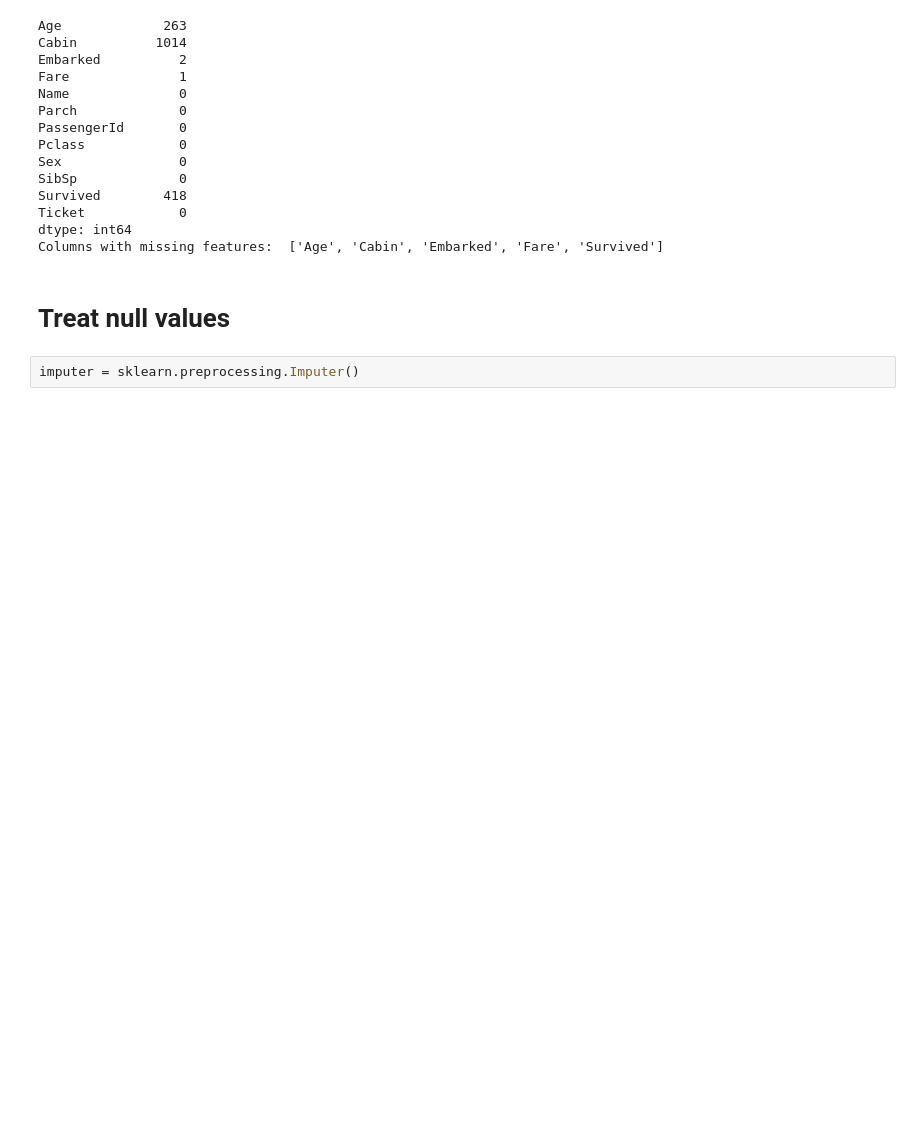
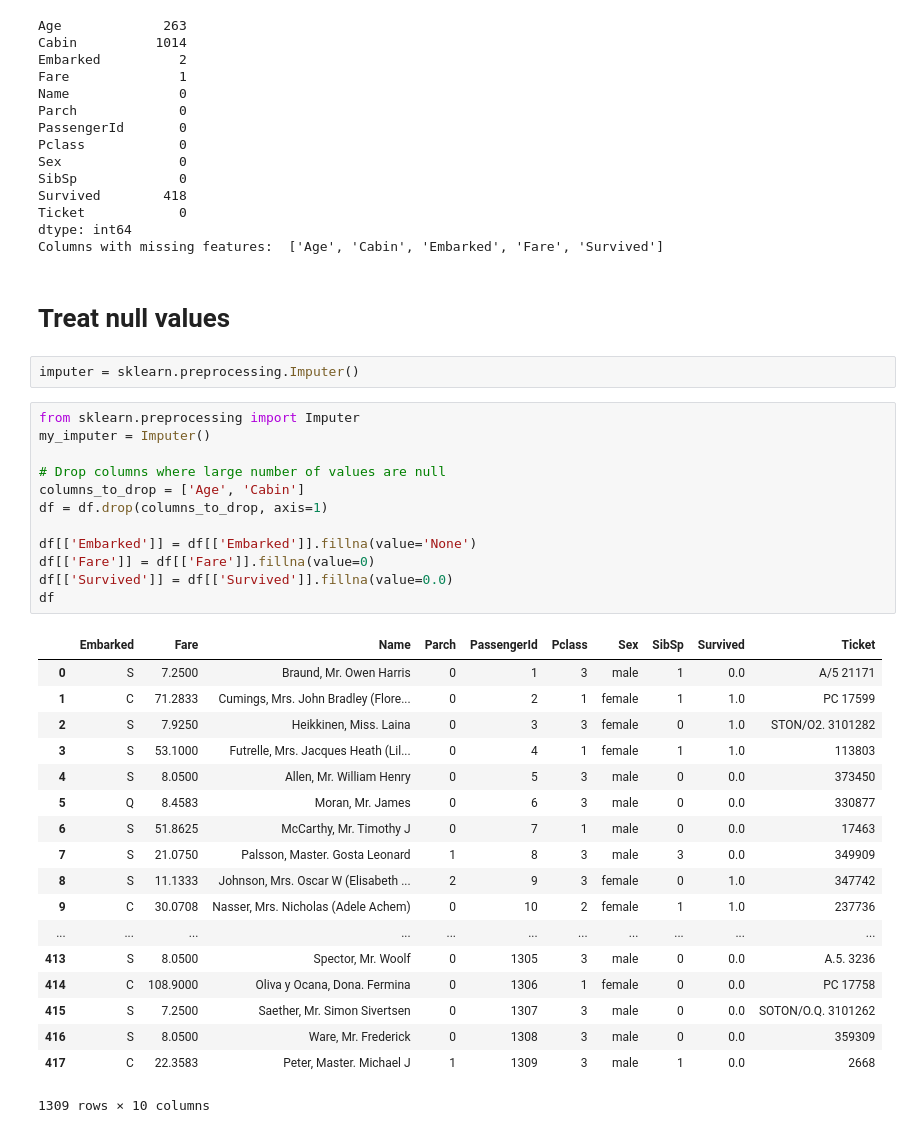
Before and after one commit to JasonShin/titanic-passengers-survivor, a Jupyter notebook: src/Titanic.ipynb, the cells around one changed output. Drawn from its saved outputs; the diff is of its cells as text; blank space fills up the shorter version.

```diff
--- a/src/Titanic.ipynb
+++ b/src/Titanic.ipynb
@@ -119,3 +119,34 @@ Columns with missing features:  ['Age', 'Cabin', 'Embarked', 'Fare', 'Survived']
 # Treat null values
 # %%
 imputer = sklearn.preprocessing.Imputer()
+# %%
+from sklearn.preprocessing import Imputer
+my_imputer = Imputer()
+
+# Drop columns where large number of values are null
+columns_to_drop = ['Age', 'Cabin']
+df = df.drop(columns_to_drop, axis=1)
+
+df[['Embarked']] = df[['Embarked']].fillna(value='None')
+df[['Fare']] = df[['Fare']].fillna(value=0)
+df[['Survived']] = df[['Survived']].fillna(value=0.0)
+df
+# %% [output]
+|  | Embarked | Fare | Name | Parch | PassengerId | Pclass | Sex | SibSp | Survived | Ticket |
+| 0 | S | 7.2500 | Braund, Mr. Owen Harris | 0 | 1 | 3 | male | 1 | 0.0 | A/5 21171 |
+| 1 | C | 71.2833 | Cumings, Mrs. John Bradley (Flore... | 0 | 2 | 1 | female | 1 | 1.0 | PC 17599 |
+| 2 | S | 7.9250 | Heikkinen, Miss. Laina | 0 | 3 | 3 | female | 0 | 1.0 | STON/O2. 3101282 |
+| 3 | S | 53.1000 | Futrelle, Mrs. Jacques Heath (Lil... | 0 | 4 | 1 | female | 1 | 1.0 | 113803 |
+| 4 | S | 8.0500 | Allen, Mr. William Henry | 0 | 5 | 3 | male | 0 | 0.0 | 373450 |
+| 5 | Q | 8.4583 | Moran, Mr. James | 0 | 6 | 3 | male | 0 | 0.0 | 330877 |
+| 6 | S | 51.8625 | McCarthy, Mr. Timothy J | 0 | 7 | 1 | male | 0 | 0.0 | 17463 |
+| 7 | S | 21.0750 | Palsson, Master. Gosta Leonard | 1 | 8 | 3 | male | 3 | 0.0 | 349909 |
+| 8 | S | 11.1333 | Johnson, Mrs. Oscar W (Elisabeth ... | 2 | 9 | 3 | female | 0 | 1.0 | 347742 |
+| 9 | C | 30.0708 | Nasser, Mrs. Nicholas (Adele Achem) | 0 | 10 | 2 | female | 1 | 1.0 | 237736 |
+| ... | ... | ... | ... | ... | ... | ... | ... | ... | ... | ... |
+| 413 | S | 8.0500 | Spector, Mr. Woolf | 0 | 1305 | 3 | male | 0 | 0.0 | A.5. 3236 |
+| 414 | C | 108.9000 | Oliva y Ocana, Dona. Fermina | 0 | 1306 | 1 | female | 0 | 0.0 | PC 17758 |
+| 415 | S | 7.2500 | Saether, Mr. Simon Sivertsen | 0 | 1307 | 3 | male | 0 | 0.0 | SOTON/O.Q. 3101262 |
+| 416 | S | 8.0500 | Ware, Mr. Frederick | 0 | 1308 | 3 | male | 0 | 0.0 | 359309 |
+| 417 | C | 22.3583 | Peter, Master. Michael J | 1 | 1309 | 3 | male | 1 | 0.0 | 2668 |
+1309 rows × 10 columns
```
Also changed, not shown: parts of 10 cells of this notebook, 1 other file.
